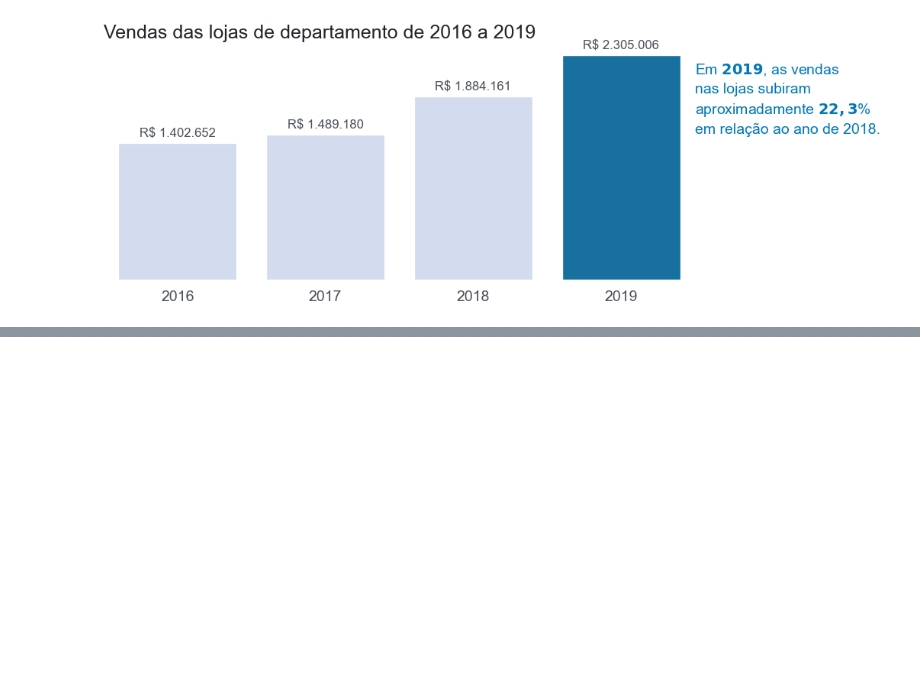
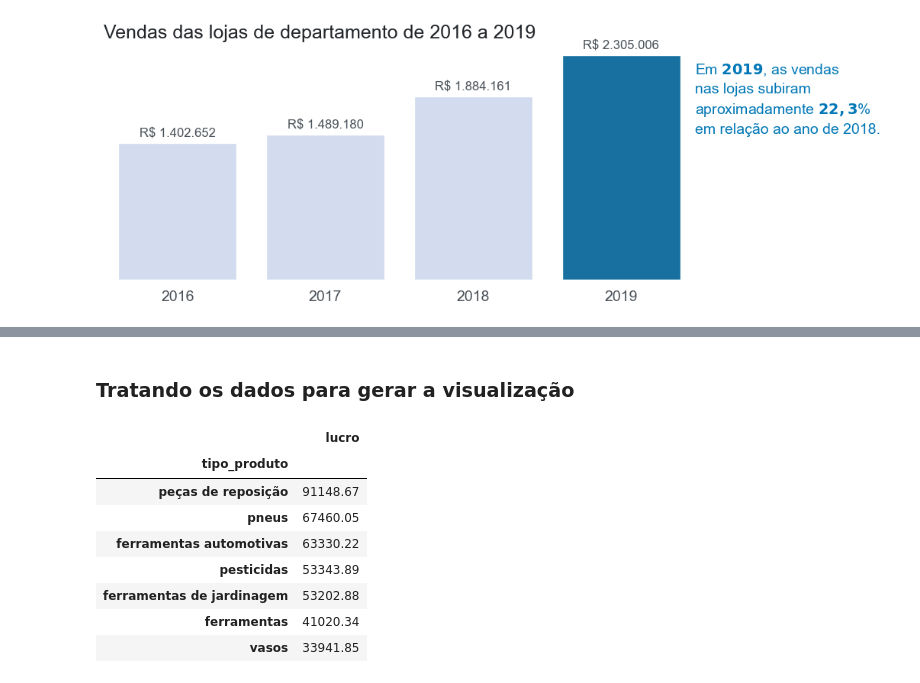
Before and after one commit to RogerCabralSilva/Data-Visualization-gr-ficos-de-compara--o-e-distribui--o, a Jupyter notebook: notebook.ipynb, the cells around one changed output, grey strips where cells are left out. Drawn from its saved outputs; the diff is of its cells as text; code cells hidden in the pictures; blank space fills up the shorter version.

Commit message:
Gráfico de barras e tratando os dados para gerar visualização

```diff
--- a/notebook.ipynb
+++ b/notebook.ipynb
@@ -143,0 +148,20 @@ fig = ax.get_figure
+# %% [markdown]
+### Tratando os dados para gerar a visualização
+# %%
+# Criando um df com os dados desejados
+df_melhores_produtos = vendas[["tipo_produto", "lucro"]].copy()
+
+# Agrupando os dados por tipo_produto, ordenando de maneira crescente pelo lucro e selecionando os 7 primeiros
+df_melhores_produtos = df_melhores_produtos.groupby("tipo_produto").sum().sort_values(by="lucro", ascending=False).head(7)
+# %%
+df_melhores_produtos
+# %% [output]
+|  | lucro |
+| tipo_produto |  |
+| peças de reposição | 91148.67 |
+| pneus | 67460.05 |
+| ferramentas automotivas | 63330.22 |
+| pesticidas | 53343.89 |
+| ferramentas de jardinagem | 53202.88 |
+| ferramentas | 41020.34 |
+| vasos | 33941.85 |
```
Also changed, not shown: parts of 2 cells of this notebook.
